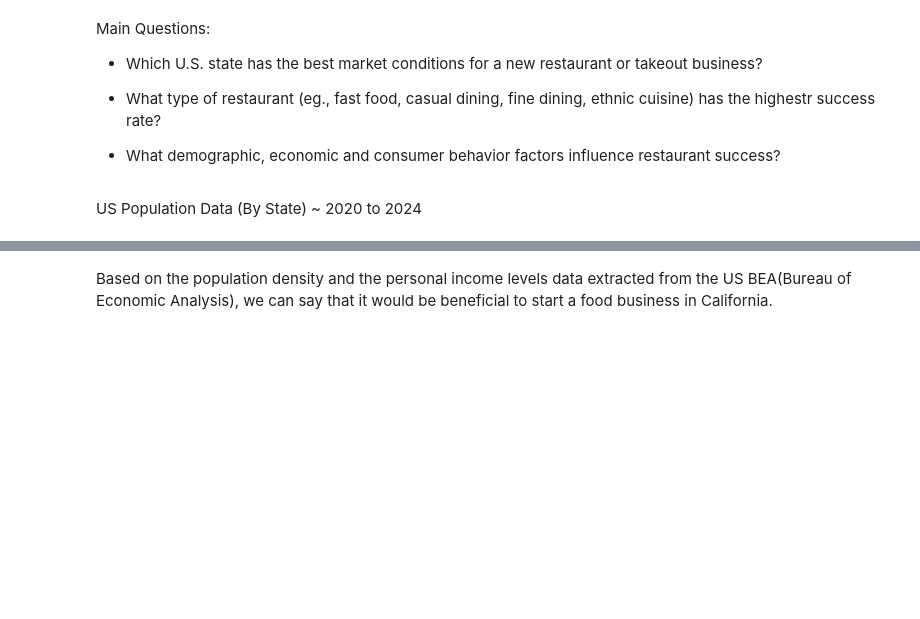
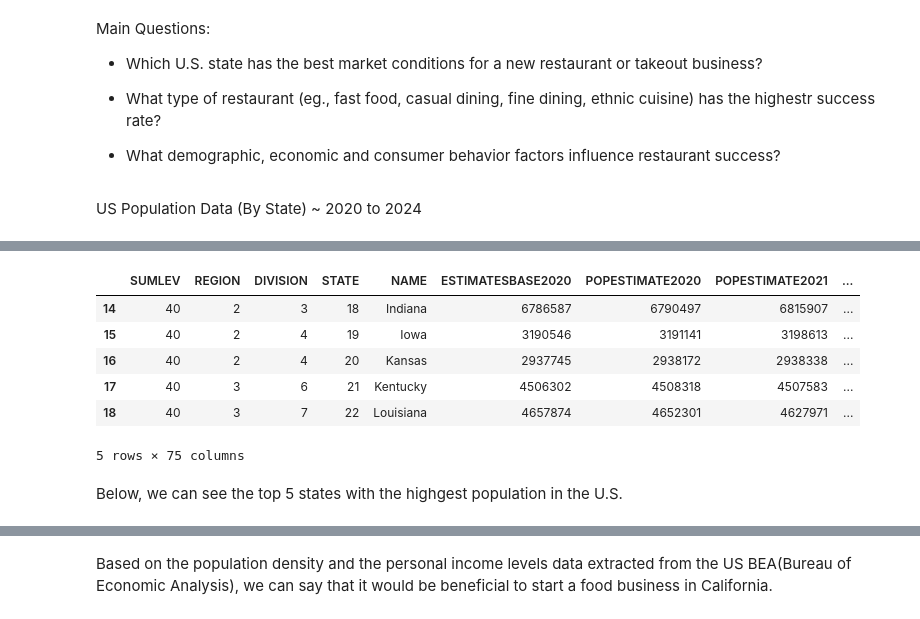
Before and after one commit to AungKyawWin20/MarketMunch, a Jupyter notebook: project.ipynb, the cells around one changed output, grey strips where cells are left out. Saved outputs shown, nothing was run; the diff lists cells and outputs as text; code cells hidden in the pictures; blank space fills up the shorter version.

```diff
--- a/project.ipynb
+++ b/project.ipynb
@@ -27,10 +35,20 @@ df.head()
 # %%
 #Dropping unnecessary rows
 
-#df = df.drop(index=list(range(0, 13)))
-#df = df.drop(index = 13)
+df = df.drop(index=list(range(0, 13)))
+df = df.drop(index = 13)
 
 df.head()
+# %% [output]
+|  | SUMLEV | REGION | DIVISION | STATE | NAME | ESTIMATESBASE2020 | POPESTIMATE2020 | POPESTIMATE2021 | ... |
+| 14 | 40 | 2 | 3 | 18 | Indiana | 6786587 | 6790497 | 6815907 | ... |
+| 15 | 40 | 2 | 4 | 19 | Iowa | 3190546 | 3191141 | 3198613 | ... |
+| 16 | 40 | 2 | 4 | 20 | Kansas | 2937745 | 2938172 | 2938338 | ... |
+| 17 | 40 | 3 | 6 | 21 | Kentucky | 4506302 | 4508318 | 4507583 | ... |
+| 18 | 40 | 3 | 7 | 22 | Louisiana | 4657874 | 4652301 | 4627971 | ... |
+5 rows × 75 columns
+# %% [markdown]
+Below, we can see the top 5 states with the highgest population in the U.S.
 # %%
 #Plotting the population by state and selecting the top 5 states
 
```
Also changed, not shown: parts of 6 cells of this notebook, 1 other file.
